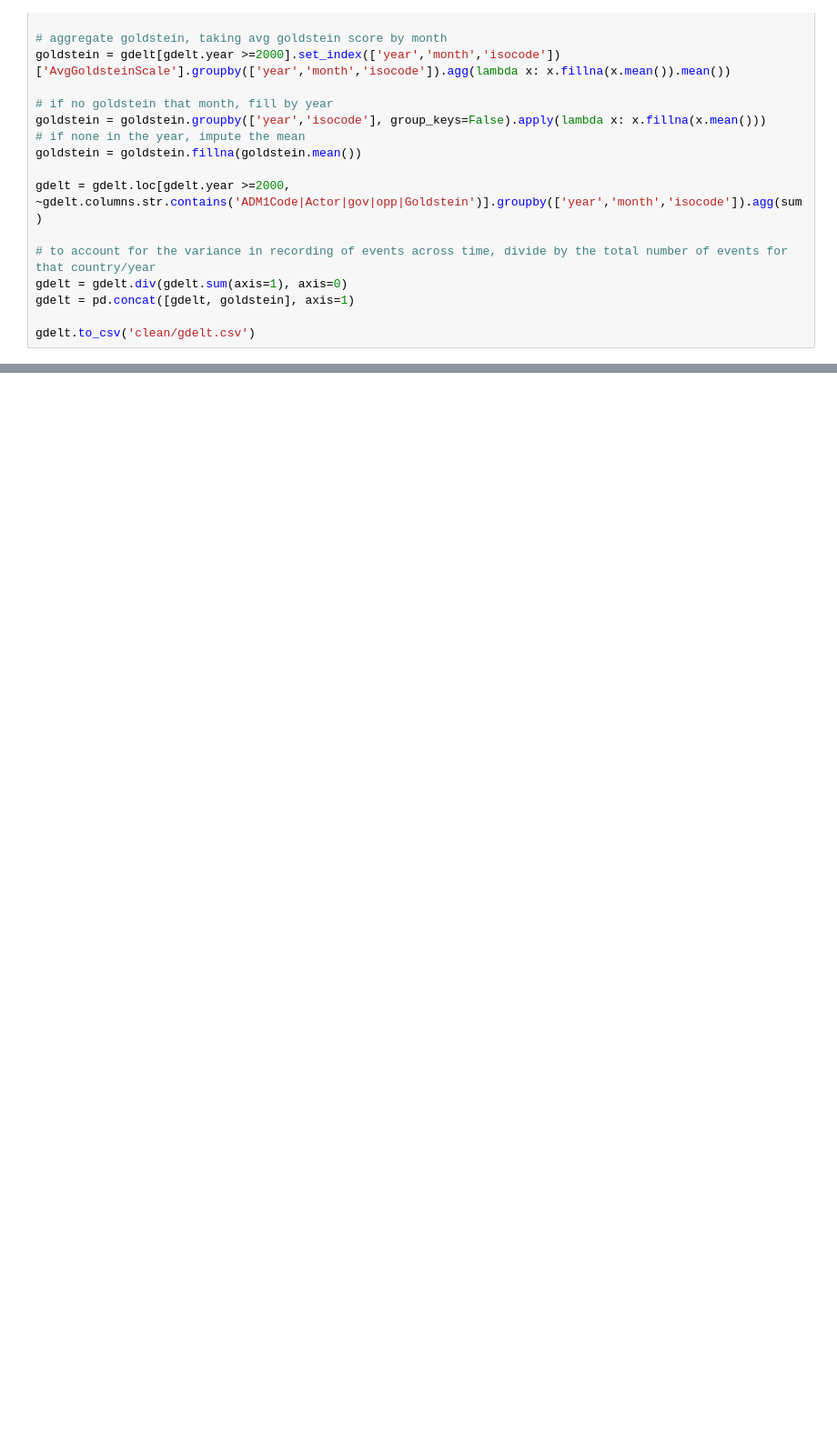
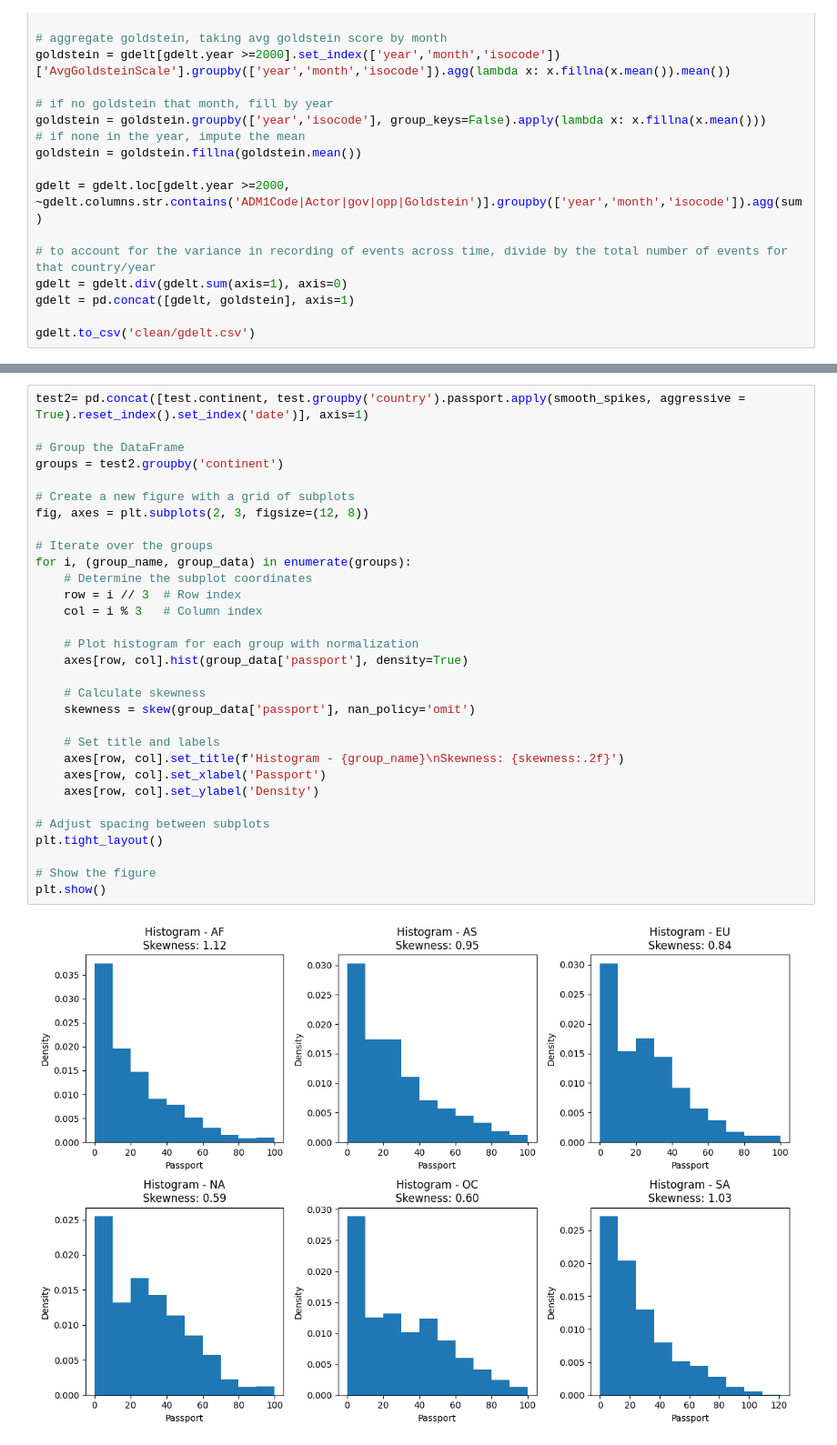
Before and after one commit to 4Freye/refugees, a Jupyter notebook: data/clean_data.ipynb, the cells around one changed output, grey strips where cells are left out. Shown at 91% size. Cells and saved outputs as stored; diff of their text form; blank space fills up the shorter version.

```diff
--- a/data/clean_data.ipynb
+++ b/data/clean_data.ipynb
@@ -470,0 +634,33 @@ gdelt.to_csv('clean/gdelt.csv')
+# %%
+test2= pd.concat([test.continent, test.groupby('country').passport.apply(smooth_spikes, aggressive = True).reset_index().set_index('date')], axis=1)
+
+# Group the DataFrame
+groups = test2.groupby('continent')
+
+# Create a new figure with a grid of subplots
+fig, axes = plt.subplots(2, 3, figsize=(12, 8))
+
+# Iterate over the groups
+for i, (group_name, group_data) in enumerate(groups):
+    # Determine the subplot coordinates
+    row = i // 3  # Row index
+    col = i % 3   # Column index
+
+    # Plot histogram for each group with normalization
+    axes[row, col].hist(group_data['passport'], density=True)
+
+    # Calculate skewness
+    skewness = skew(group_data['passport'], nan_policy='omit')
+
+    # Set title and labels
+    axes[row, col].set_title(f'Histogram - {group_name}\nSkewness: {skewness:.2f}')
+    axes[row, col].set_xlabel('Passport')
+    axes[row, col].set_ylabel('Density')
+
+# Adjust spacing between subplots
+plt.tight_layout()
+
+# Show the figure
+plt.show()
+# %% [output]
+[figure, added]
```
Also changed, not shown: parts of 29 cells of this notebook.
